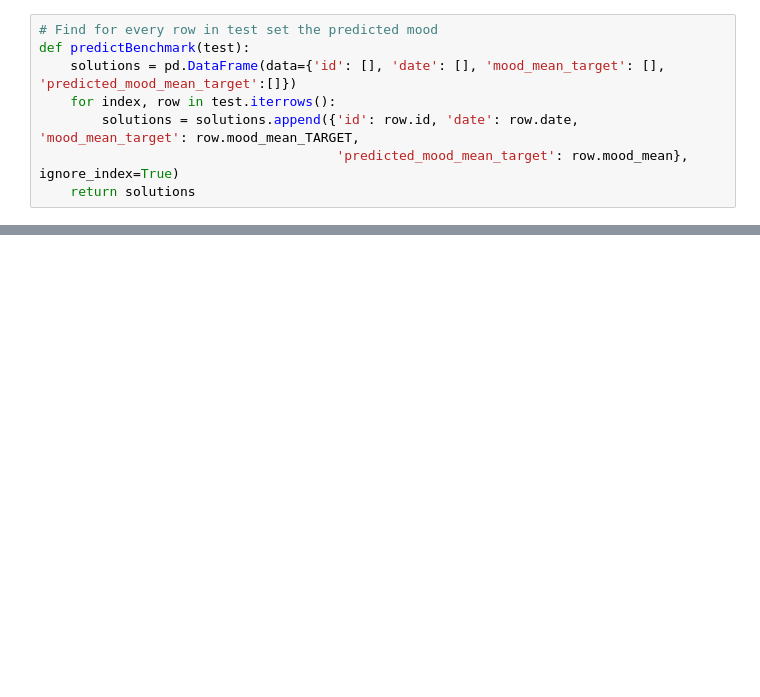
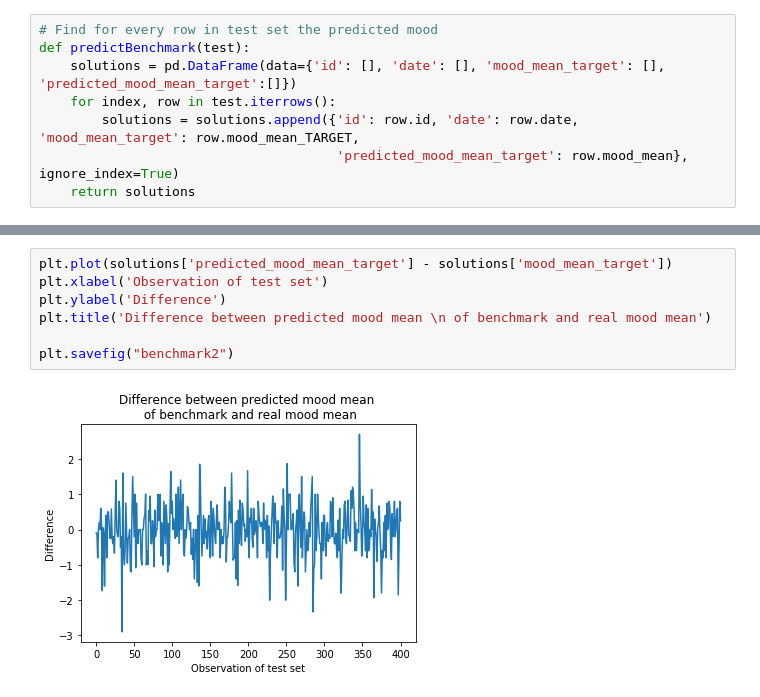
Before and after one commit to cathytoli/DMT, a Jupyter notebook: Janine/Benchmark.ipynb, the cells around one changed output, grey strips where cells are left out. Cells and saved outputs as stored; diff of their text form; blank space fills up the shorter version.

```diff
--- a/Janine/Benchmark.ipynb
+++ b/Janine/Benchmark.ipynb
@@ -55,0 +36,9 @@ solution
+# %%
+plt.plot(solutions['predicted_mood_mean_target'] - solutions['mood_mean_target'])
+plt.xlabel('Observation of test set')
+plt.ylabel('Difference')
+plt.title('Difference between predicted mood mean \n of benchmark and real mood mean')
+
+plt.savefig("benchmark2")
+# %% [output]
+[figure, added]
```
Also changed, not shown: parts of 8 cells of this notebook, 6 other files.
